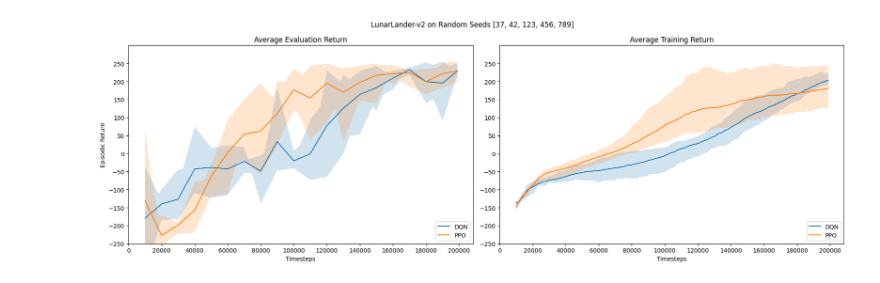
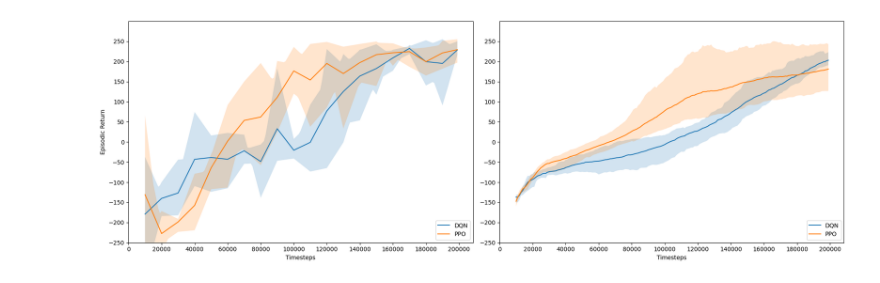
Before and after one commit to infamous-flu/RL_04, a Jupyter notebook: plot_graph.ipynb, the cells around one changed output. Drawn from its saved outputs; the diff is of its cells as text; code cells hidden in the pictures.

```diff
--- a/plot_graph.ipynb
+++ b/plot_graph.ipynb
@@ -48,39 +48,36 @@ dqn_avg_train, dqn_min_train, dqn_max_train = load_interpolate_and_calculate_ran
 
 # Create subplots
 fig, (ax1, ax2) = plt.subplots(1, 2, figsize=(18, 6))
-plt.suptitle('LunarLander-v2 on Random Seeds [37, 42, 123, 456, 789]')
 
 # Plot average with range for evaluation data
 ax1.plot(dqn_avg_eval['Step'], dqn_avg_eval['Value'], label='DQN')
 ax1.fill_between(dqn_avg_eval['Step'], dqn_min_eval['Value'], dqn_max_eval['Value'], alpha=0.2)
 
 ax1.plot(ppo_avg_eval['Step'], ppo_avg_eval['Value'], label='PPO')
 ax1.fill_between(ppo_avg_eval['Step'], ppo_min_eval['Value'], ppo_max_eval['Value'], alpha=0.2)
 
 ax1.set_xlabel('Timesteps')
-ax1.set_title('Average Evaluation Return')
 ax1.set_ylabel('Episodic Return')
 ax1.legend(loc='lower right')
 ax1.set_xticks(np.arange(0, 210000, 20000))
 ax1.set_yticks(np.arange(-250, 300, 50))
 ax1.set_ylim(-250, 300)
 
 # Plot average with range for training data
 ax2.plot(dqn_avg_train['Step'], dqn_avg_train['Value'], label='DQN')
 ax2.fill_between(dqn_avg_train['Step'], dqn_min_train['Value'], dqn_max_train['Value'], alpha=0.2)
 
 ax2.plot(ppo_avg_train['Step'], ppo_avg_train['Value'], label='PPO')
 ax2.fill_between(ppo_avg_train['Step'], ppo_min_train['Value'], ppo_max_train['Value'], alpha=0.2)
 
 ax2.set_xlabel('Timesteps')
-ax2.set_title('Average Training Return')
 ax2.legend(loc='lower right')
 ax2.set_xticks(np.arange(0, 210000, 20000))
 ax2.set_yticks(np.arange(-250, 300, 50))
 ax2.set_ylim(-250, 300)
 
 plt.tight_layout()
 plt.savefig('figures/comparison.png')
 plt.show()
 # %% [output]
-[figure, old version]
+[figure, new version]
```
Also changed, not shown: parts of 1 cell of this notebook, 1 other file.
